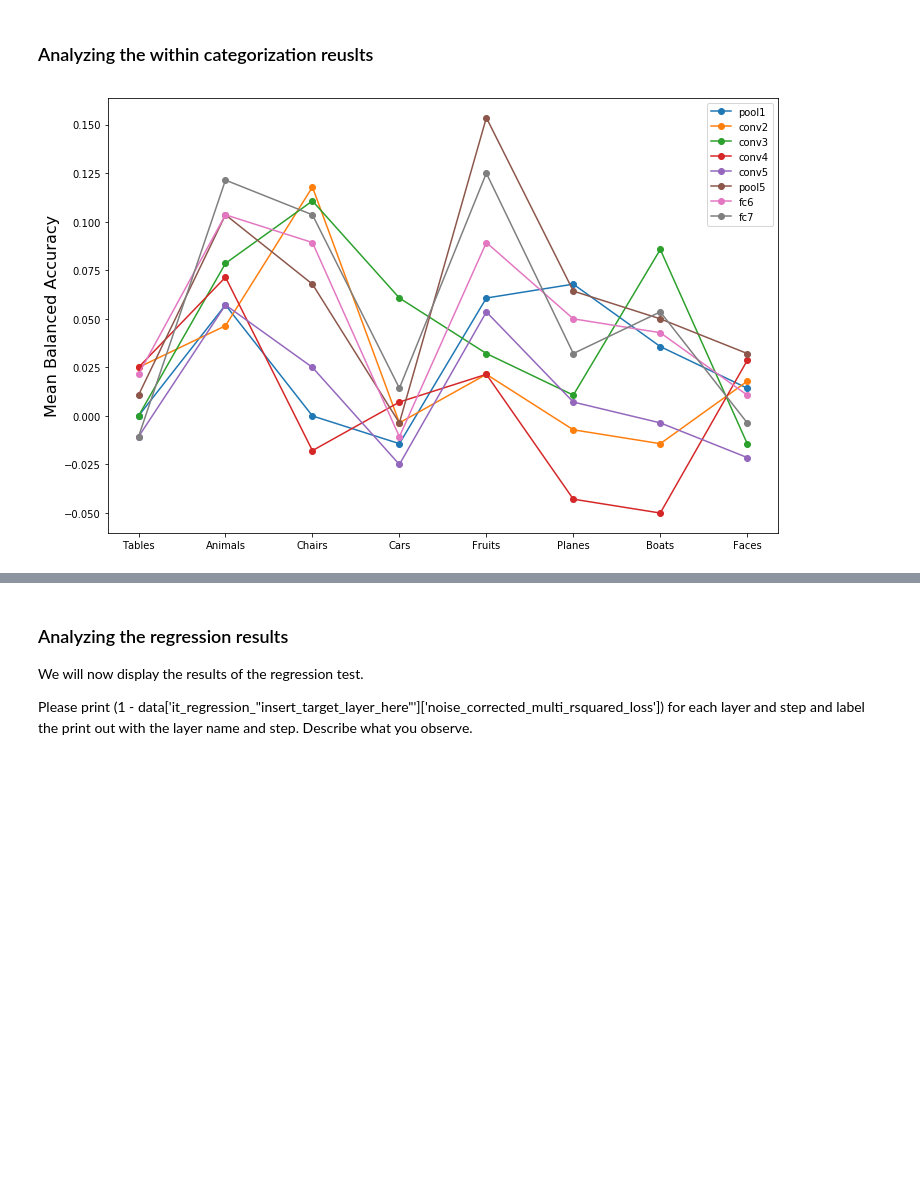
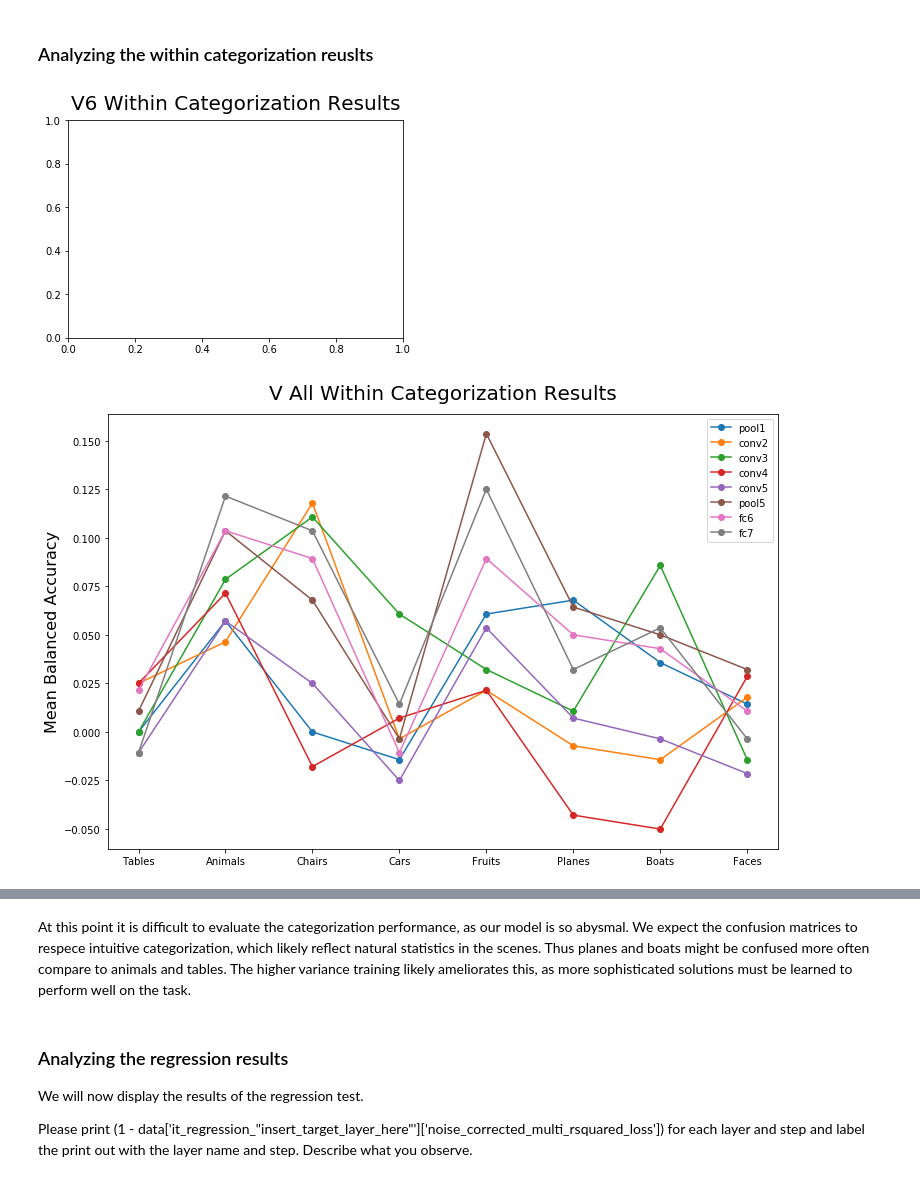
Before and after one commit to neuroailab/cs375, a Jupyter notebook: assignment1/cs375-assignment-1.ipynb, the cells around one changed output, grey strips where cells are left out. Saved outputs shown, nothing was run; the diff lists cells and outputs as text; code cells hidden in the pictures; blank space fills up the shorter version.

```diff
--- a/assignment1/cs375-assignment-1.ipynb
+++ b/assignment1/cs375-assignment-1.ipynb
@@ -222,15 +230,19 @@ plt.suptitle('V0/V3/V6 Categorization Results', fontsize=20, y=1.02)
 # %%
 def plot_within_categorization_results(data, target_layers):
     plt.figure(figsize=(12,8))
     for i, layer in enumerate(target_layers):
-        layer_results = data_6['within_categorization_%s' % layer]
+        layer_results = data['within_categorization_%s' % layer]
         performance = [(k, (np.mean(v['result_summary']['accbal'])-.5)*2) for k,v in layer_results.items()]
         plt.plot([i[1] for i in performance], '-o', label=layer)
     plt.xticks(range(len(performance)), [i[0] for i in performance])
     plt.ylabel('Mean Balanced Accuracy', fontsize=16)
     plt.legend()
 
+plt.title('V6 Within Categorization Results', fontsize=20, y=1.02)
+plot_within_categorization_results(data_6, target_layers)
 
-plot_within_categorization_results(data_6, target_layers)
+plt.title('V All Within Categorization Results', fontsize=20, y=1.02)
+plot_within_categorization_results(data_all, target_layers)
 # %% [output]
-[figure, old version]
+[figure, new version]
+[figure, added]
@@ -237,3 +250,5 @@ plot_within_categorization_results(data_6, target_layers)
+# %% [markdown]
+At this point it is difficult to evaluate the categorization performance, as our model is so abysmal. We expect the confusion matrices to respece intuitive categorization, which likely reflect natural statistics in the scenes. Thus planes and boats might be confused more often compare to animals and tables. The higher variance training likely ameliorates this, as more sophisticated solutions must be learned to perform well on the task.
 # %% [markdown]
 ### Analyzing the regression results
 
```
Also changed, not shown: parts of 7 cells of this notebook, 3 other files.
